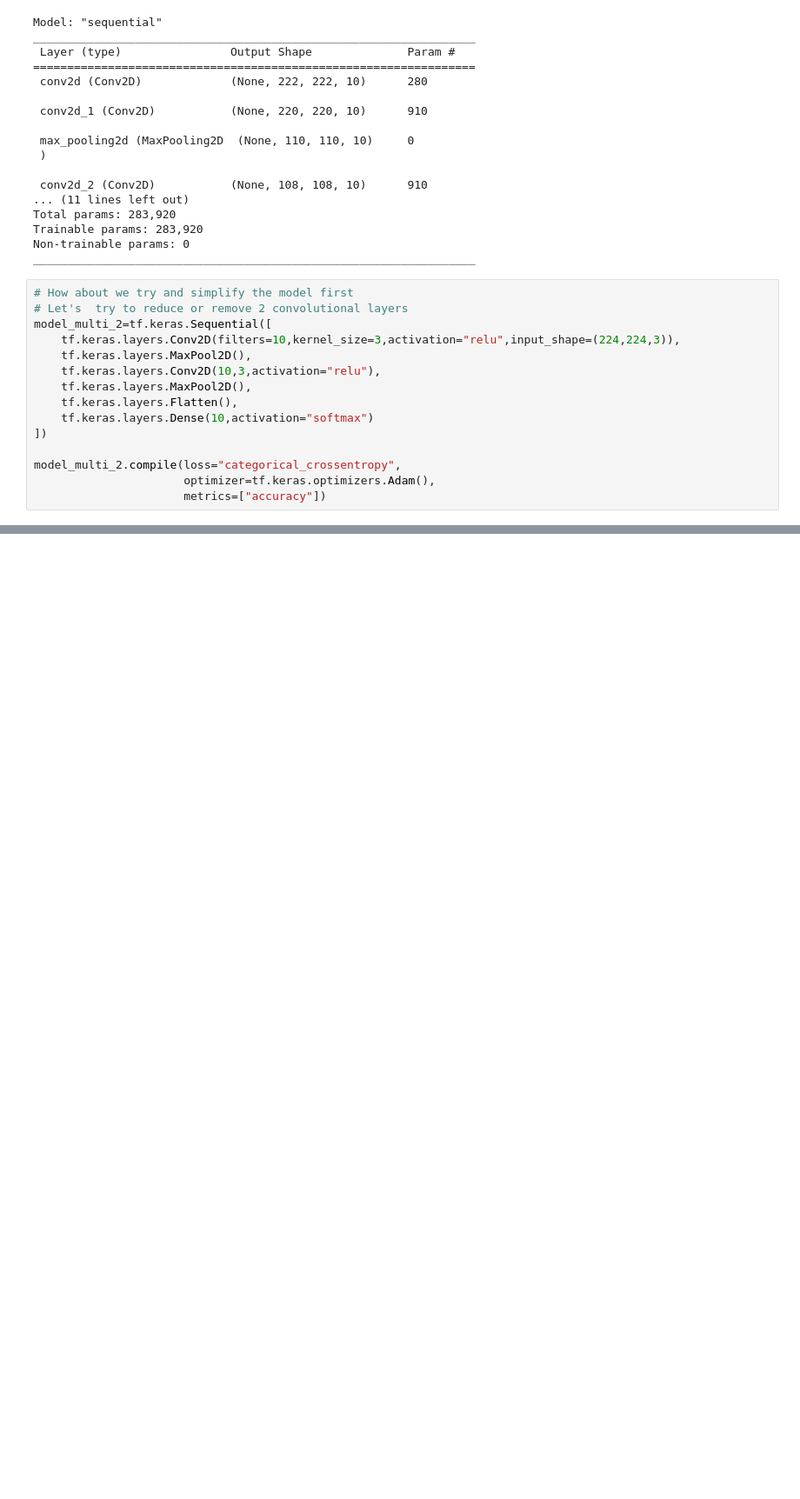
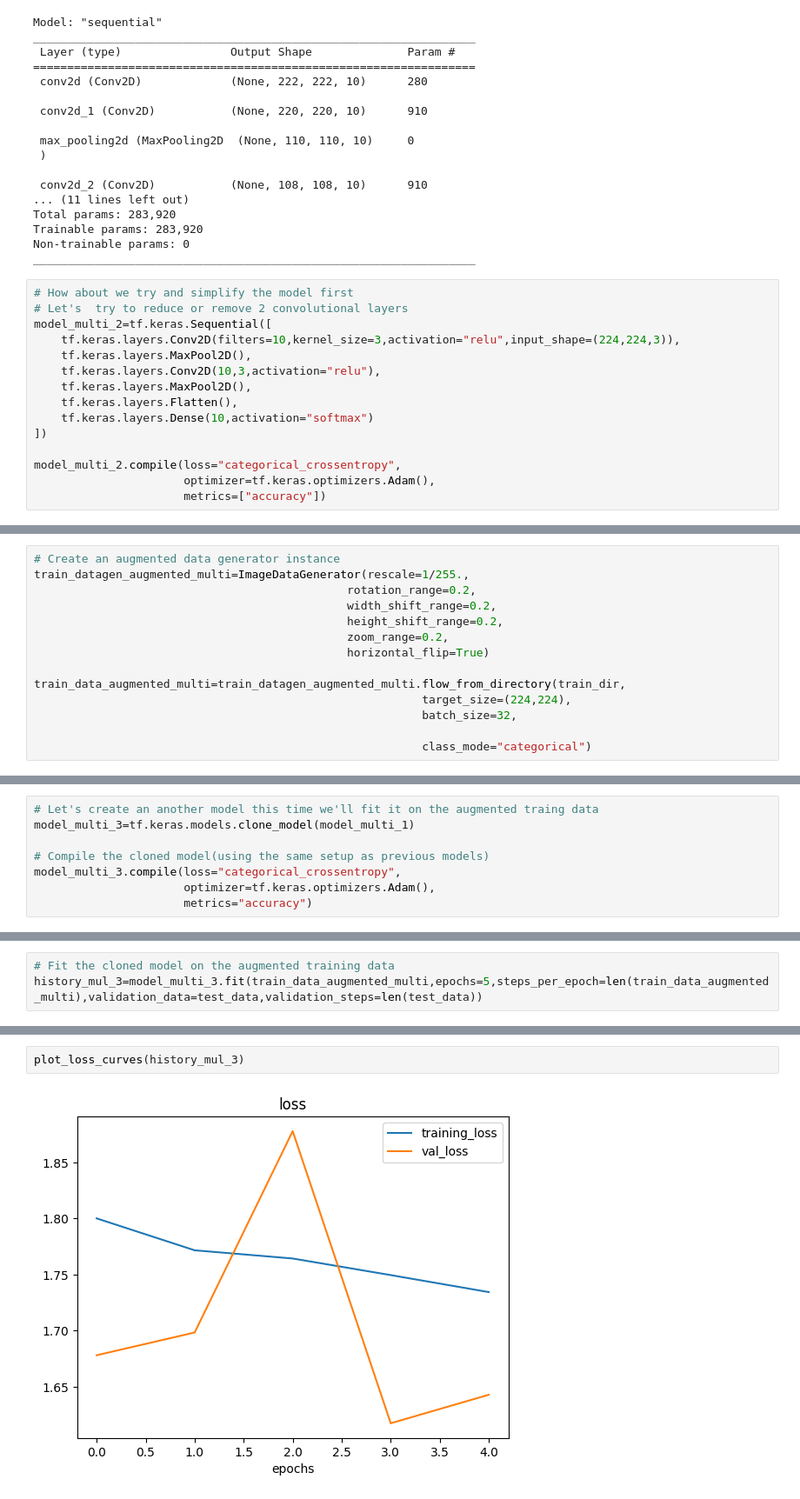
Before and after one commit to saipraneethamvudutha/TensorFlow-Daniel-Brouke, a Jupyter notebook: 03_Convolutional_neural_networks_in_tensorflow.ipynb, the cells around one changed output, grey strips where cells are left out. Shown at 87% size. Saved outputs shown, nothing was run; the diff lists cells and outputs as text; blank space fills up the shorter version.

Commit message:
Trying to improve multi classification model and Intro to Transfer learning

```diff
--- a/03_Convolutional_neural_networks_in_tensorflow.ipynb
+++ b/03_Convolutional_neural_networks_in_tensorflow.ipynb
@@ -1467,0 +1461,14 @@ How about we try data augmentation??
+# %%
+# Create an augmented data generator instance
+train_datagen_augmented_multi=ImageDataGenerator(rescale=1/255.,
+                                              rotation_range=0.2,
+                                              width_shift_range=0.2,
+                                              height_shift_range=0.2,
+                                              zoom_range=0.2,
+                                              horizontal_flip=True)
+
+train_data_augmented_multi=train_datagen_augmented_multi.flow_from_directory(train_dir,
+                                                         target_size=(224,224),
+                                                         batch_size=32,
+
+                                                         class_mode="categorical")
@@ -1467,0 +1477,8 @@ How about we try data augmentation??
+# %%
+# Let's create an another model this time we'll fit it on the augmented traing data
+model_multi_3=tf.keras.models.clone_model(model_multi_1)
+
+# Compile the cloned model(using the same setup as previous models)
+model_multi_3.compile(loss="categorical_crossentropy",
+                      optimizer=tf.keras.optimizers.Adam(),
+                      metrics="accuracy")
@@ -1467,0 +1525,3 @@ How about we try data augmentation??
+# %%
+# Fit the cloned model on the augmented training data
+history_mul_3=model_multi_3.fit(train_data_augmented_multi,epochs=5,steps_per_epoch=len(train_data_augmented_multi),validation_data=test_data,validation_steps=len(test_data))
@@ -1467,0 +1544,4 @@ How about we try data augmentation??
+# %%
+plot_loss_curves(history_mul_3)
+# %% [output]
+[figure, added]
```
Also changed, not shown: parts of 44 cells of this notebook, 7 other files.
